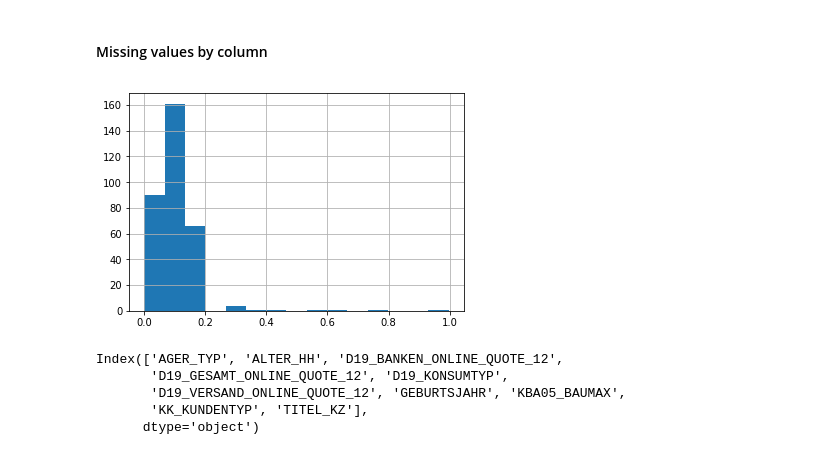
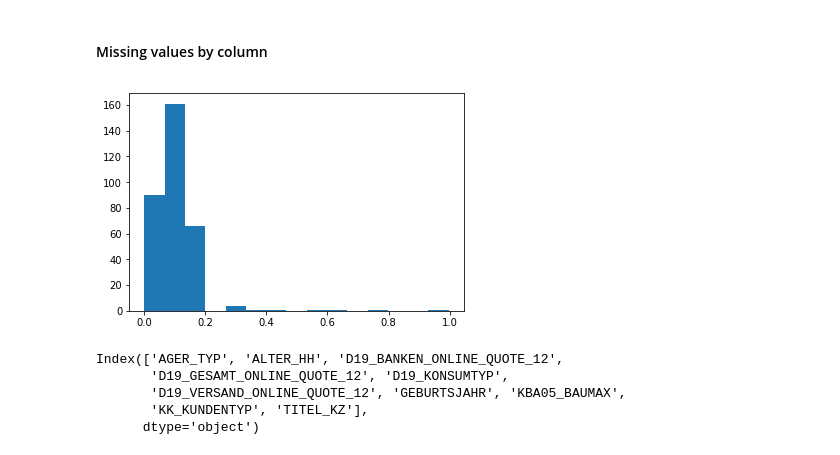
Before and after one commit to mkeisenbach/arvato, a Jupyter notebook: segmentation/Arvato Project Workbook.ipynb, the cells around one changed output. Saved outputs shown, nothing was run; the diff lists cells and outputs as text; code cells hidden in the pictures.

```diff
--- a/segmentation/Arvato Project Workbook.ipynb
+++ b/segmentation/Arvato Project Workbook.ipynb
@@ -59,8 +59,8 @@ def parse_missing(s):
 feat_info['missing_or_unknown'] = feat_info['missing_or_unknown'].apply(parse_missing)
 # %%
 # load in the data
-azdias = pd.read_csv('data/Udacity_AZDIAS_052018.csv', sep=';')
-customers = pd.read_csv('data/Udacity_CUSTOMERS_052018.csv', sep=';')
+azdias = pd.read_csv('../data/Udacity_AZDIAS_052018.csv', sep=';')
+customers = pd.read_csv('../data/Udacity_CUSTOMERS_052018.csv', sep=';')
 # %%
 azdias.shape
 # %% [output]
@@ -131,9 +131,9 @@ azdias[azdias.isin(missing_values)] = np.nan
 # %%
 p_missing = azdias.isnull().mean()
 
-p_missing.hist(bins=15);
+plt.hist(p_missing, bins=15);
 # %% [output]
-[figure, old version]
+[figure, new version]
 # %%
 p_threshold = 0.2
 to_drop = p_missing[p_missing > p_threshold]
```
Also changed, not shown: parts of 1 cell of this notebook.
